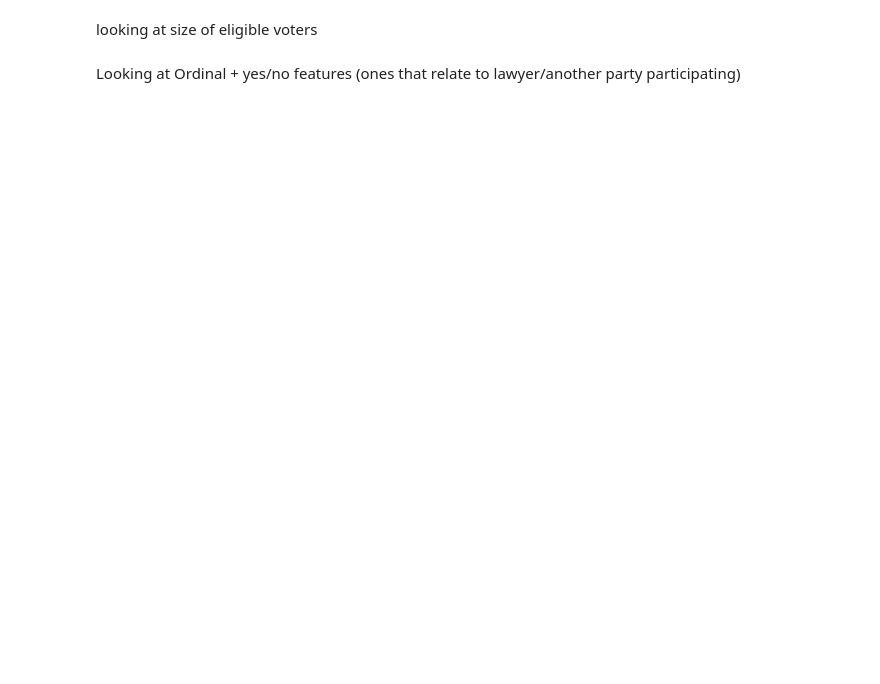
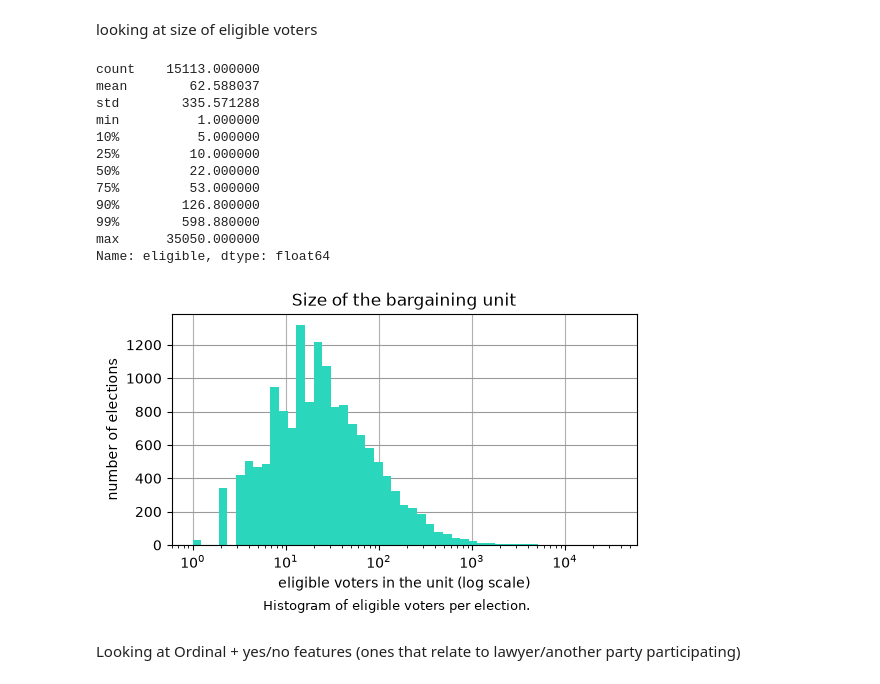
Before and after one commit to jiangisabella/Placeholder-Data1030, a Jupyter notebook: src/combined_eda.ipynb, the cells around one changed output. Drawn from its saved outputs; the diff is of its cells as text; code cells hidden in the pictures; blank space fills up the shorter version.

```diff
--- a/src/combined_eda.ipynb
+++ b/src/combined_eda.ipynb
@@ -88,13 +230,31 @@ looking at size of eligible voters
 # %%
 print(df['eligible'].describe(percentiles=[0.1, 0.25, 0.5, 0.75, 0.9, 0.99]))
 
 eligible = df['eligible'].dropna()
 plt.figure(figsize=(6,3))
-eligible.plot.hist(bins=np.logspace(0, np.log10(eligible.max()), 50), color=BLUE)
+eligible.plot.hist(bins=np.logspace(0, np.log10(eligible.max()), 50), color=MAIN)
 plt.semilogx()
 plt.xlabel('eligible voters in the unit (log scale)')
-plt.ylabel('count')
+plt.ylabel('number of elections')
+plt.title('Size of the bargaining unit')
+plt.grid(axis='y', color=GRID)
+plt.gca().set_axisbelow(True)   # grid behind the bars
+plt.figtext(0.5, -0.07, 'Histogram of eligible voters per election.', ha='center', va='top', fontsize=9, wrap=True)
 plt.show()
+# %% [output]
+count    15113.000000
+mean        62.588037
+std        335.571288
+min          1.000000
+10%          5.000000
+25%         10.000000
+50%         22.000000
+75%         53.000000
+90%        126.800000
+99%        598.880000
+max      35050.000000
+Name: eligible, dtype: float64
+[figure, added]
 # %% [markdown]
 Looking at Ordinal + yes/no features (ones that relate to lawyer/another party participating)
 # %%
```
Also changed, not shown: parts of 53 cells of this notebook, 23 other files.
